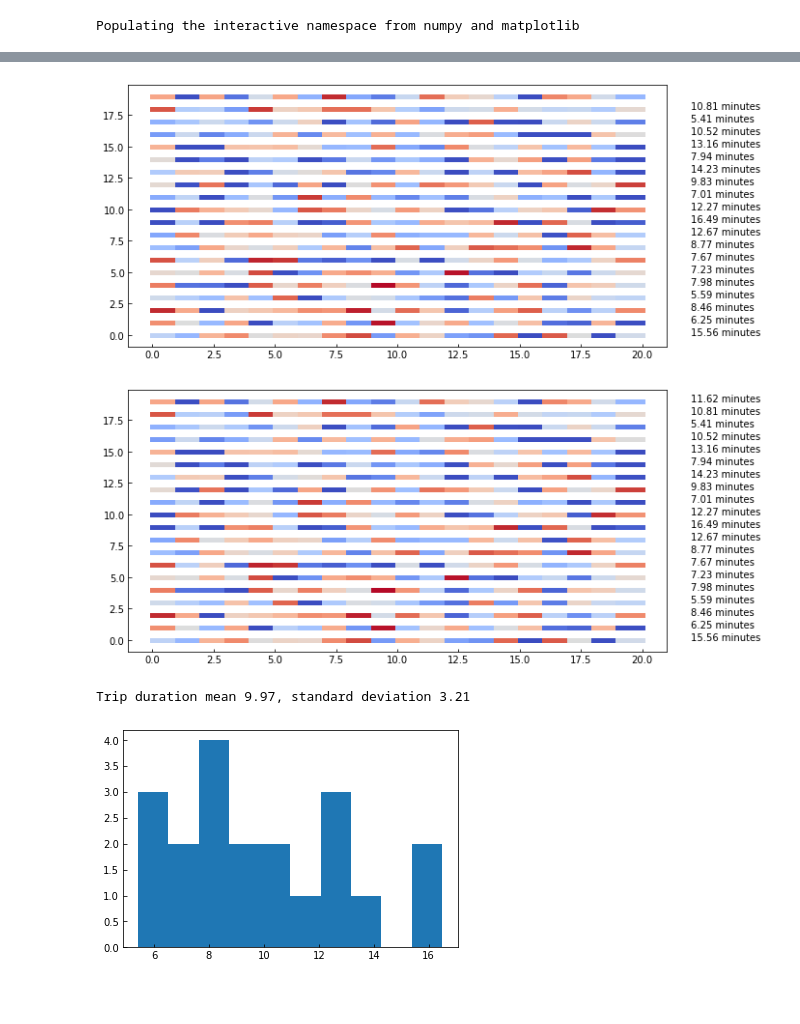
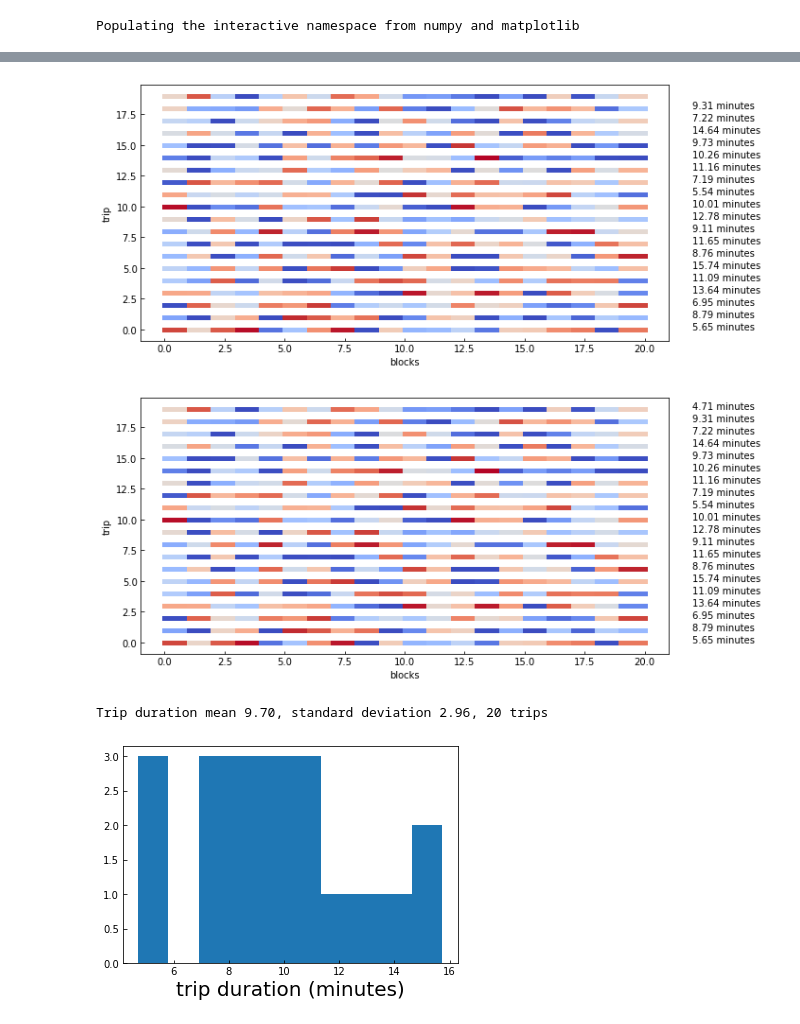
Before and after one commit to fedhere/MClectureCUSP17, a Jupyter notebook: MCstreetLight.ipynb, the cells around one changed output, grey strips where cells are left out. Cells and saved outputs as stored; diff of their text form; code cells hidden in the pictures; blank space fills up the shorter version.

```diff
--- a/MCstreetLight.ipynb
+++ b/MCstreetLight.ipynb
@@ -25,13 +44,3 @@ pl.hist(tmp);
-# %%
-
-def trip(d, v, l, t):
-    for b in range(d):
-        toss = np.random.randint(0,2)
-        t += np.abs(l / (0.2 * (np.random.randn() + v))) / 60.
-        #print (b, t, toss)
-        if toss:
-            t += idle * np.random.rand()
-    return t
 # %%
 t = 0
 print ("it takes", trip(d, v, l, t), "minutes to go 20 blocks")
@@ -40,21 +49,32 @@ it takes 7.2699469073 minutes to go 20 blocks
 # %%
 t = 0
 def trip(d, v, l, t, vsigma = 5, plot=False):
+    """calculates the trip time based on travel speed and idle time at a street light
+    Args:
+        d: travel distance in blocks
+        v: average speed
+        l: block length
+        t: travel time to be updated
+        vsigma: (optional) standard deviation on velocity perturbation
+        plot: (optional) whether to plot the trip. Default: False
+    """
     if plot:
         ax, y = plot
     for b in range(d):
+        #stockastic draw to hit a red light
+        # the probability of hitting a red light is uniform (a coin toss)
         toss = np.random.randint(0,2)
+
+        # the amount of time waiting  at the red light is stockastic following a
+        # uniform distribution between 0 and the duration of the street light
+        if toss:
+            t += idle * np.random.rand()
 
         # the velocity in each block will be the mean velocity perturbed by a gaussian
         vb = vsigma * np.random.randn() + v
         t += np.abs(l / vb) / 60.
 
-        # the probability of hitting a red light is uniform (a coin toss)
-        if toss:
-            t += idle * np.random.rand()
-
-        # the amount of time waiting  at the red light is stockastic following a
-        # uniform distribution between 0 and the duration of the street light
+        #plot with color corresponding to the velopccity
         if plot:
             alpha = min((vb - v + vsigma * 1.5) / (vsigma * 3), 1)
             alpha = max(alpha, 0)
@@ -70,22 +90,28 @@ trip(d, v, l, t, plot=(ax, 1))
 # %%
+#simulate 20 trips
+
 from IPython import display
 ts = []
 ax = pl.figure(figsize=(10,5)).add_subplot(111)
+
 for n in range(20):
     ts.append(trip(d, v, l, t, plot=(ax, n)))
     display.clear_output(wait=True)
     display.display(pl.gcf())
     pl.text(22, n, "%.2f minutes"%ts[-1])
+    pl.xlabel("blocks")
+    pl.ylabel("trip")
 # %% [output]
-[figure, old version]
+[figure, new version]
-[figure, old version]
+[figure, new version]
 # %%
-print ("Trip duration mean %.2f, standard deviation %.2f"%(pl.mean(np.array(ts)),
+print ("Trip duration mean %.2f, standard deviation %.2f, 20 trips"%(pl.mean(np.array(ts)),
                                                             pl.mean(np.std(ts))))
-pl.hist(ts);
+pl.hist(ts)
+pl.xlabel("trip duration (minutes)", fontsize=20);
 # %% [output]
-Trip duration mean 9.97, standard deviation 3.21
+Trip duration mean 9.70, standard deviation 2.96, 20 trips
-[figure, old version]
+[figure, new version]
 # %%
 ts = []
 for n in range(100):
```
Also changed, not shown: parts of 13 cells of this notebook, 1 other file.
